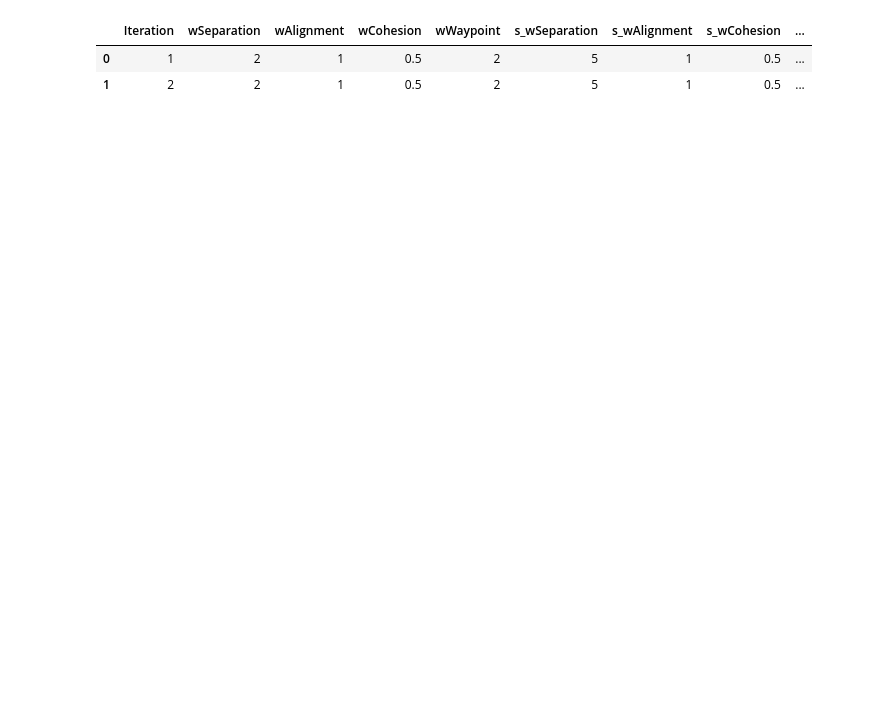
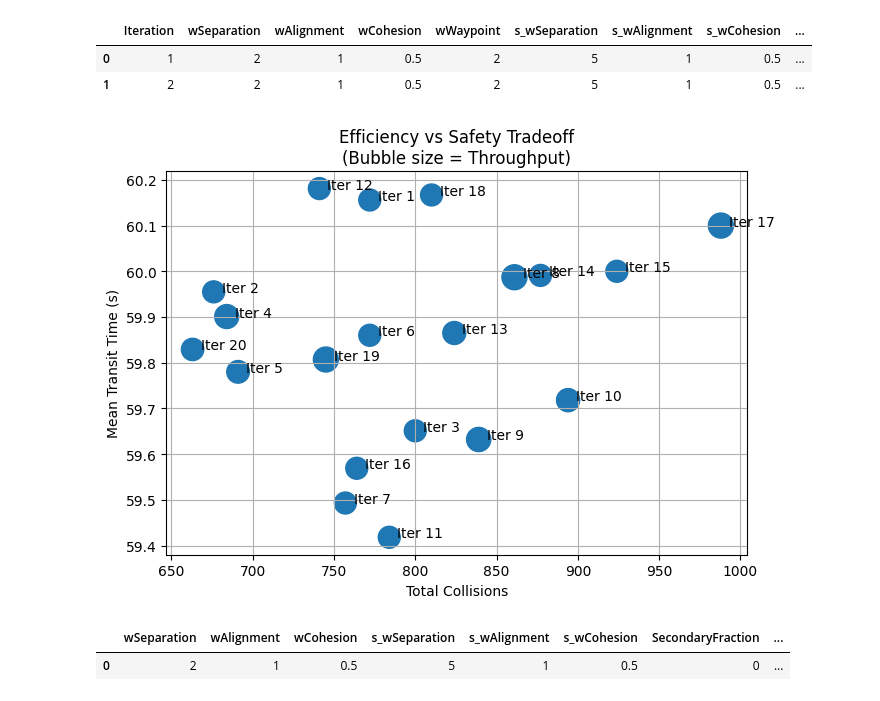
Before and after one commit to Boburo43/BoidSimulation, a Jupyter notebook: Data/notebooks/boids_Analysis.ipynb, the cells around one changed output. Drawn from its saved outputs; the diff is of its cells as text; code cells hidden in the pictures; blank space fills up the shorter version.

Commit message:
Data from run cases, and some test graphs

```diff
--- a/Data/notebooks/boids_Analysis.ipynb
+++ b/Data/notebooks/boids_Analysis.ipynb
@@ -18,3 +18,54 @@ df
 |  | Iteration | wSeparation | wAlignment | wCohesion | wWaypoint | s_wSeparation | s_wAlignment | s_wCohesion | ... |
 | 0 | 1 | 2 | 1 | 0.5 | 2 | 5 | 1 | 0.5 | ... |
 | 1 | 2 | 2 | 1 | 0.5 | 2 | 5 | 1 | 0.5 | ... |
+# %%
+import pandas as pd
+import matplotlib.pyplot as plt
+
+df = pd.read_csv("../data/boids_20260420_101635.csv")
+
+# Derived metric
+df["CompletionRate"] = df["Finished"] / df["Spawned"]
+
+plt.figure(figsize=(7,5))
+
+scatter = plt.scatter(
+    df["TotalCollisions"],
+    df["MeanTransit"],
+    s=df["Throughput"] * 50,   # bubble size = throughput
+)
+
+for i, row in df.iterrows():
+    plt.text(row["TotalCollisions"] + 5, row["MeanTransit"], f"Iter {int(row['Iteration'])}")
+
+plt.xlabel("Total Collisions")
+plt.ylabel("Mean Transit Time (s)")
+plt.title("Efficiency vs Safety Tradeoff\n(Bubble size = Throughput)")
+plt.grid(True)
+
+plt.tight_layout()
+plt.show()
+# %% [output]
+[figure, added]
+# %%
+import pandas as pd
+
+df = pd.read_csv("../data/boids_20260409_151235.csv")
+
+df["CompletionRate"] = df["Finished"] / df["Spawned"]
+
+# Group by configuration (primary + secondary weights)
+grouped = df.groupby([
+    "wSeparation",
+    "wAlignment",
+    "wCohesion",
+    "s_wSeparation",
+    "s_wAlignment",
+    "s_wCohesion",
+    "SecondaryFraction"
+]).mean(numeric_only=True).reset_index()
+
+grouped
+# %% [output]
+|  | wSeparation | wAlignment | wCohesion | s_wSeparation | s_wAlignment | s_wCohesion | SecondaryFraction | ... |
+| 0 | 2 | 1 | 0.5 | 5 | 1 | 0.5 | 0 | ... |
```
Also changed, not shown: parts of 9 cells of this notebook, 6 other files.
